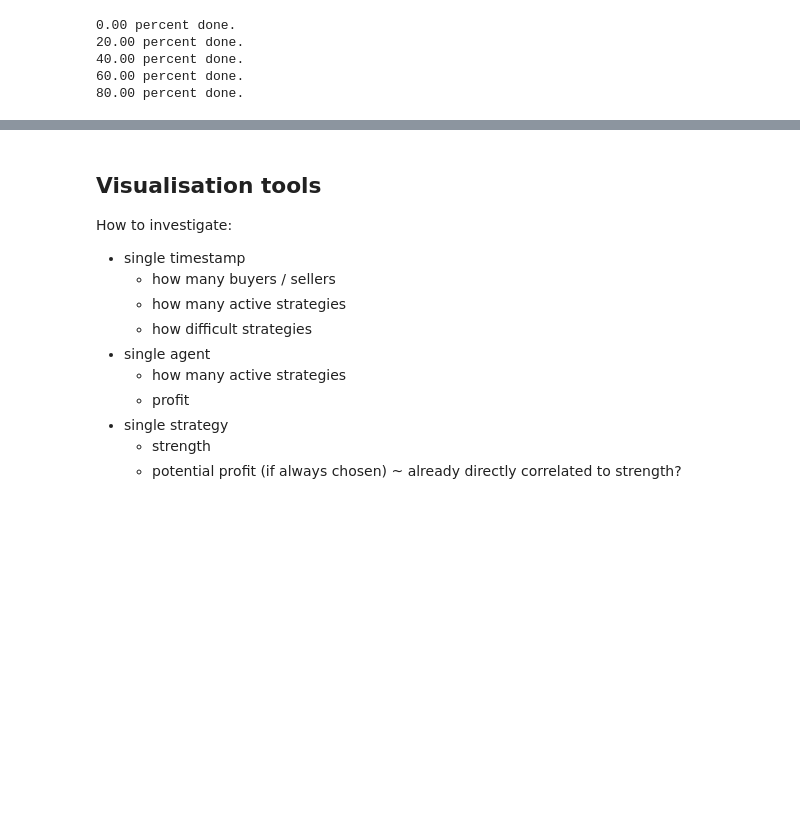
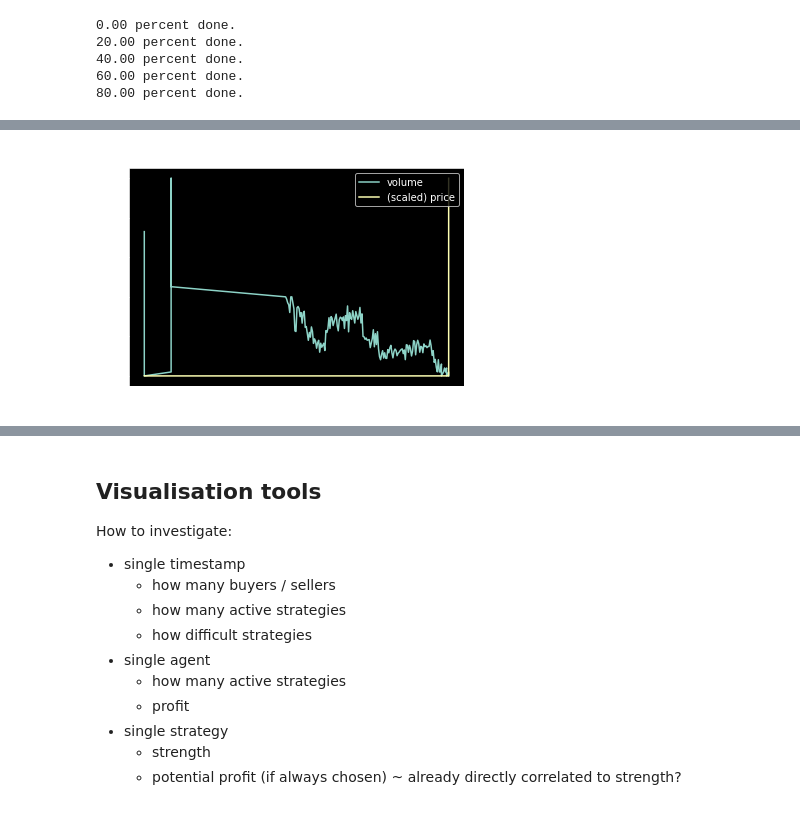
Before and after one commit to jaanerik/economic-life, a Jupyter notebook: Artificial Economic Life.ipynb, the cells around one changed output, grey strips where cells are left out. Cells and saved outputs as stored; diff of their text form; code cells hidden in the pictures; blank space fills up the shorter version.

```diff
--- a/Artificial Economic Life.ipynb
+++ b/Artificial Economic Life.ipynb
@@ -127,0 +357,7 @@ np.diff(m.market_state_history).shape
+# %%
+plt.title("Scaled price change and vol")
+plt.plot(df.ts,m.volume_history[2:],label='volume')
+plt.plot(df.ts,(m.price_history/(np.max(m.price_history)/np.max(m.volume_history)))[2:],label='(scaled) price')
+plt.legend(loc="upper right");
+# %% [output]
+[figure, added]
```
Also changed, not shown: parts of 41 cells of this notebook, 10 other files.
